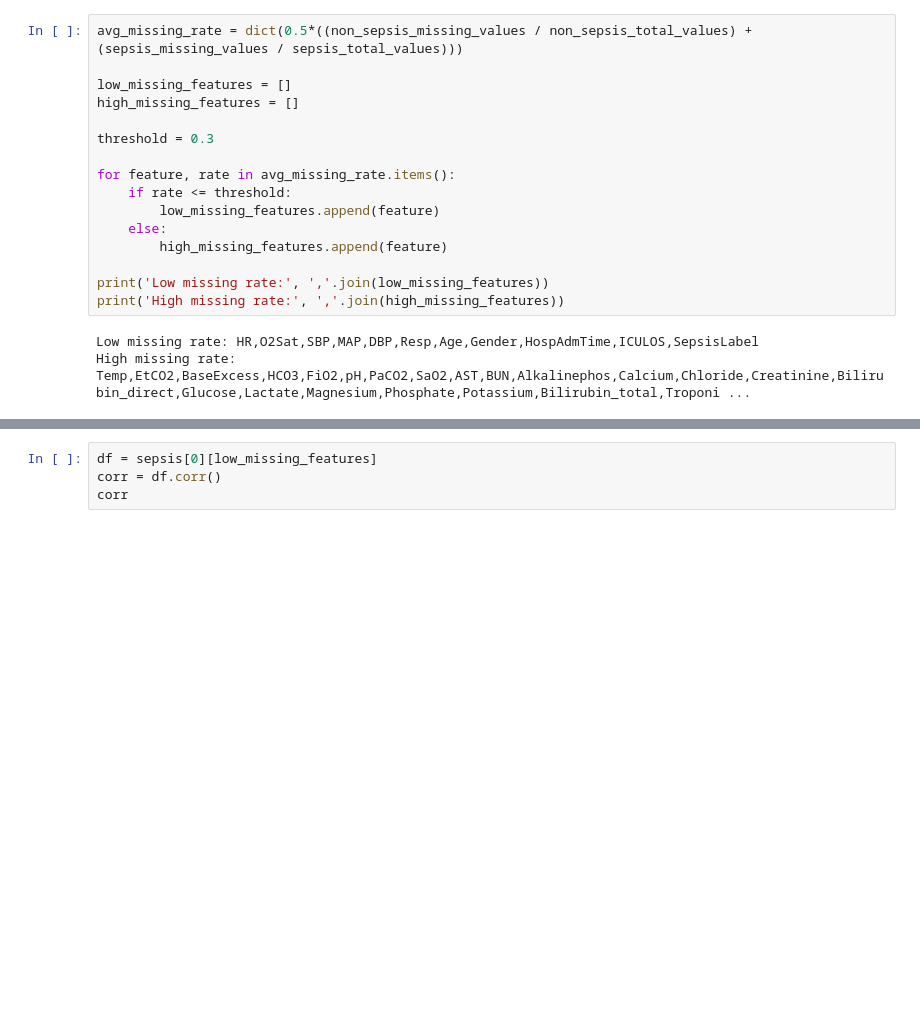
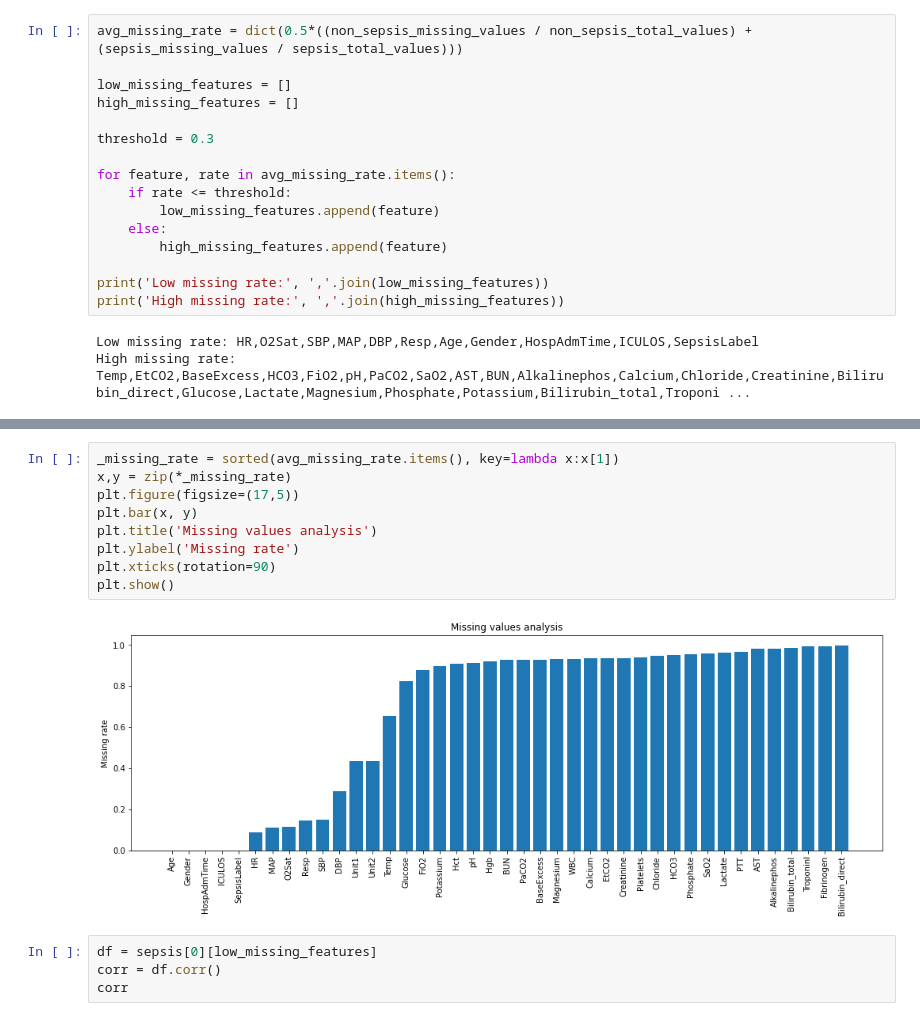
Before and after one commit to snirlugassy/sepsis_early_detection, a Jupyter notebook: hw1_eda.ipynb, the cells around one changed output, grey strips where cells are left out. Saved outputs shown, nothing was run; the diff lists cells and outputs as text; blank space fills up the shorter version.

```diff
--- a/hw1_eda.ipynb
+++ b/hw1_eda.ipynb
@@ -154,3 +252,14 @@ High missing rate: Temp,EtCO2,BaseExcess,HCO3,FiO2,pH,PaCO2,SaO2,AST,BUN,Alkalin
+# %%
+_missing_rate = sorted(avg_missing_rate.items(), key=lambda x:x[1])
+x,y = zip(*_missing_rate)
+plt.figure(figsize=(17,5))
+plt.bar(x, y)
+plt.title('Missing values analysis')
+plt.ylabel('Missing rate')
+plt.xticks(rotation=90)
+plt.show()
+# %% [output]
+[figure, added]
 # %%
 df = sepsis[0][low_missing_features]
 corr = df.corr()
```
Also changed, not shown: parts of 48 cells of this notebook, 36 other files.
